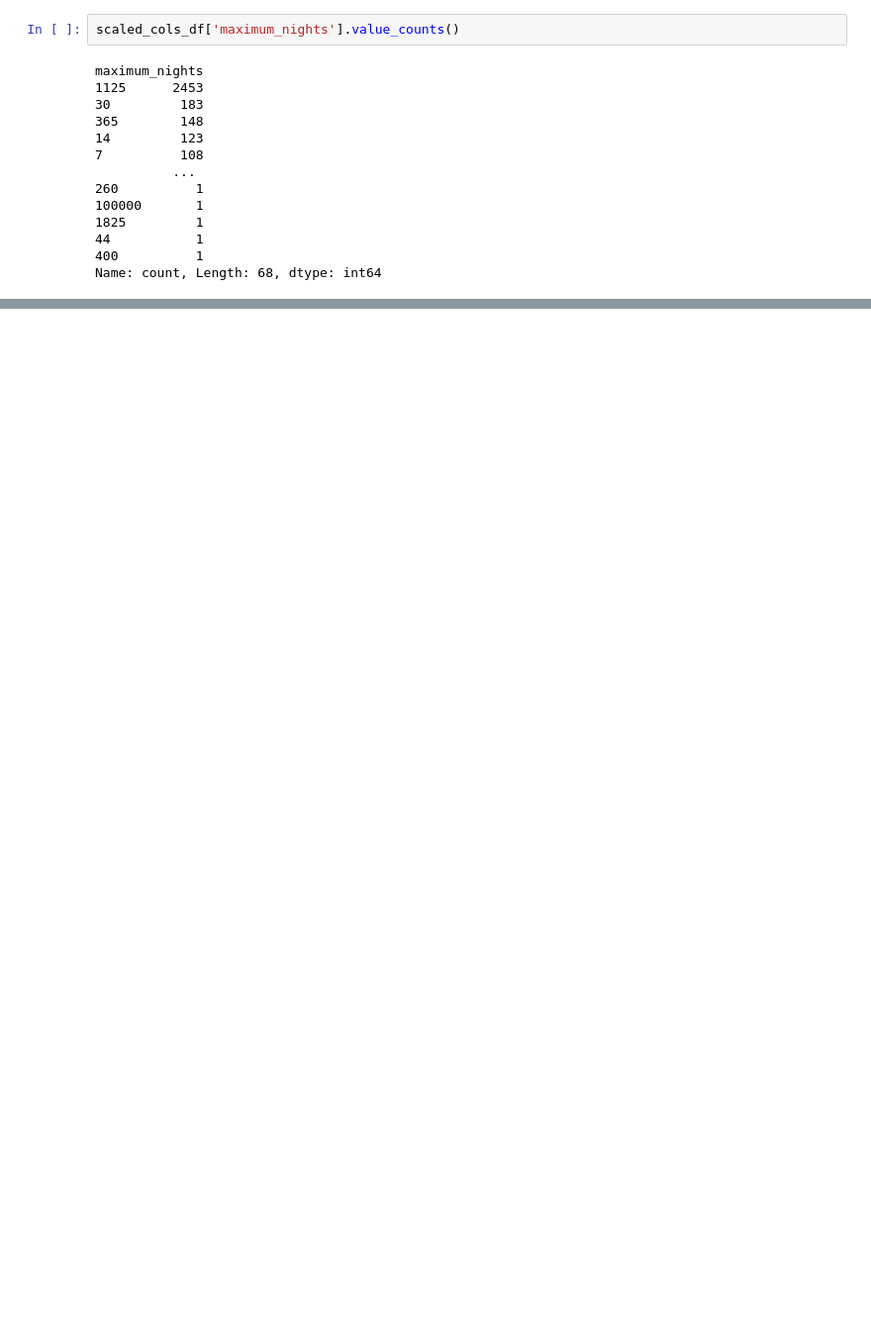
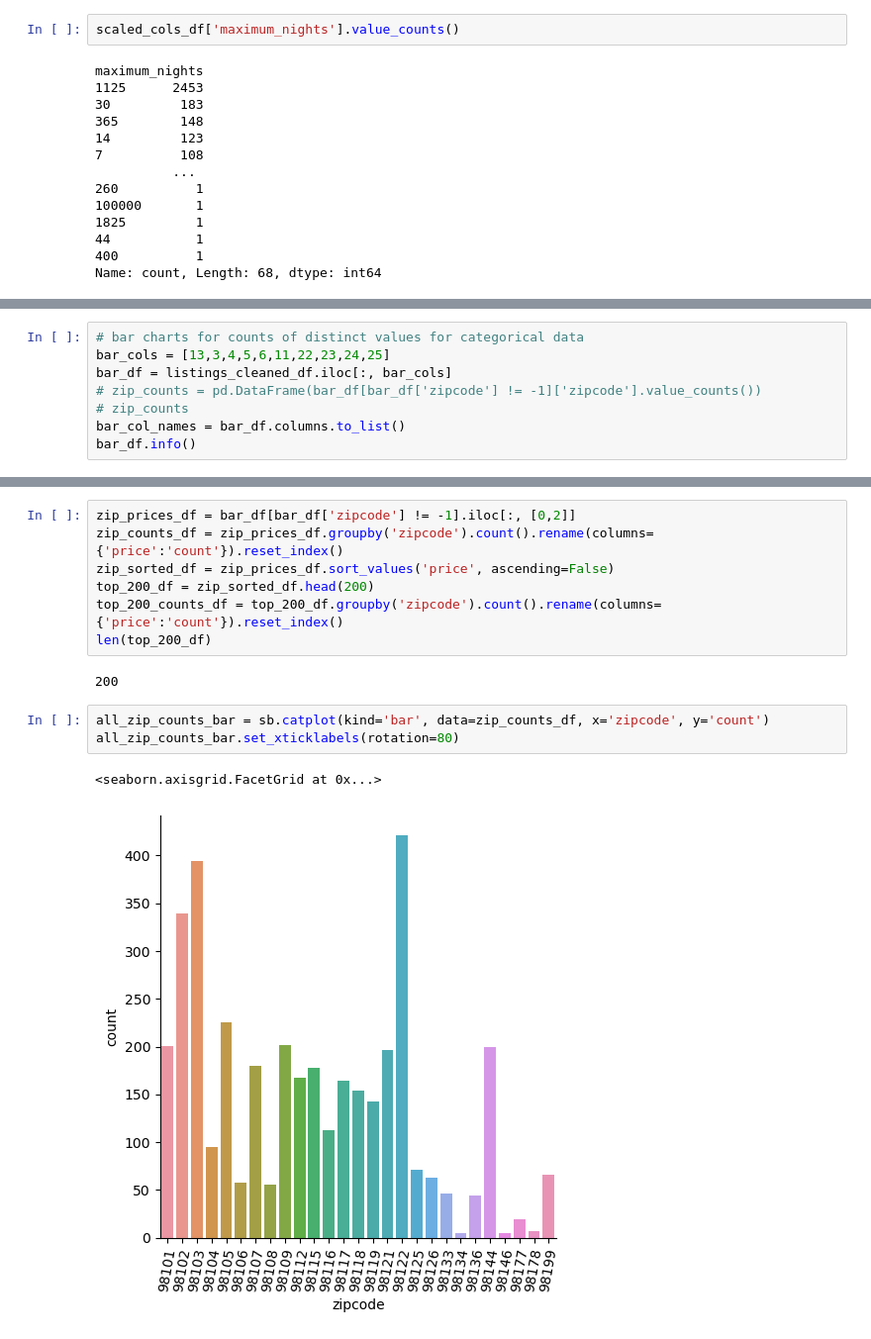
Before and after one commit to kcelik369/Project3_Team7, a Jupyter notebook: seaborn.ipynb, the cells around one changed output, grey strips where cells are left out. Shown at 99% size. Drawn from its saved outputs; the diff is of its cells as text; blank space fills up the shorter version.

Commit message:
Seaborn progress and small listing_scores table changes

```diff
--- a/seaborn.ipynb
+++ b/seaborn.ipynb
@@ -161,0 +160,8 @@ for axis in ax:
+# %%
+# bar charts for counts of distinct values for categorical data
+bar_cols = [13,3,4,5,6,11,22,23,24,25]
+bar_df = listings_cleaned_df.iloc[:, bar_cols]
+# zip_counts = pd.DataFrame(bar_df[bar_df['zipcode'] != -1]['zipcode'].value_counts())
+# zip_counts
+bar_col_names = bar_df.columns.to_list()
+bar_df.info()
@@ -161,0 +200,15 @@ for axis in ax:
+# %%
+zip_prices_df = bar_df[bar_df['zipcode'] != -1].iloc[:, [0,2]]
+zip_counts_df = zip_prices_df.groupby('zipcode').count().rename(columns={'price':'count'}).reset_index()
+zip_sorted_df = zip_prices_df.sort_values('price', ascending=False)
+top_200_df = zip_sorted_df.head(200)
+top_200_counts_df = top_200_df.groupby('zipcode').count().rename(columns={'price':'count'}).reset_index()
+len(top_200_df)
+# %% [output]
+200
+# %%
+all_zip_counts_bar = sb.catplot(kind='bar', data=zip_counts_df, x='zipcode', y='count')
+all_zip_counts_bar.set_xticklabels(rotation=80)
+# %% [output]
+<seaborn.axisgrid.FacetGrid at 0x...>
+[figure, added]
```
Also changed, not shown: parts of 11 cells of this notebook, 2 other files.
